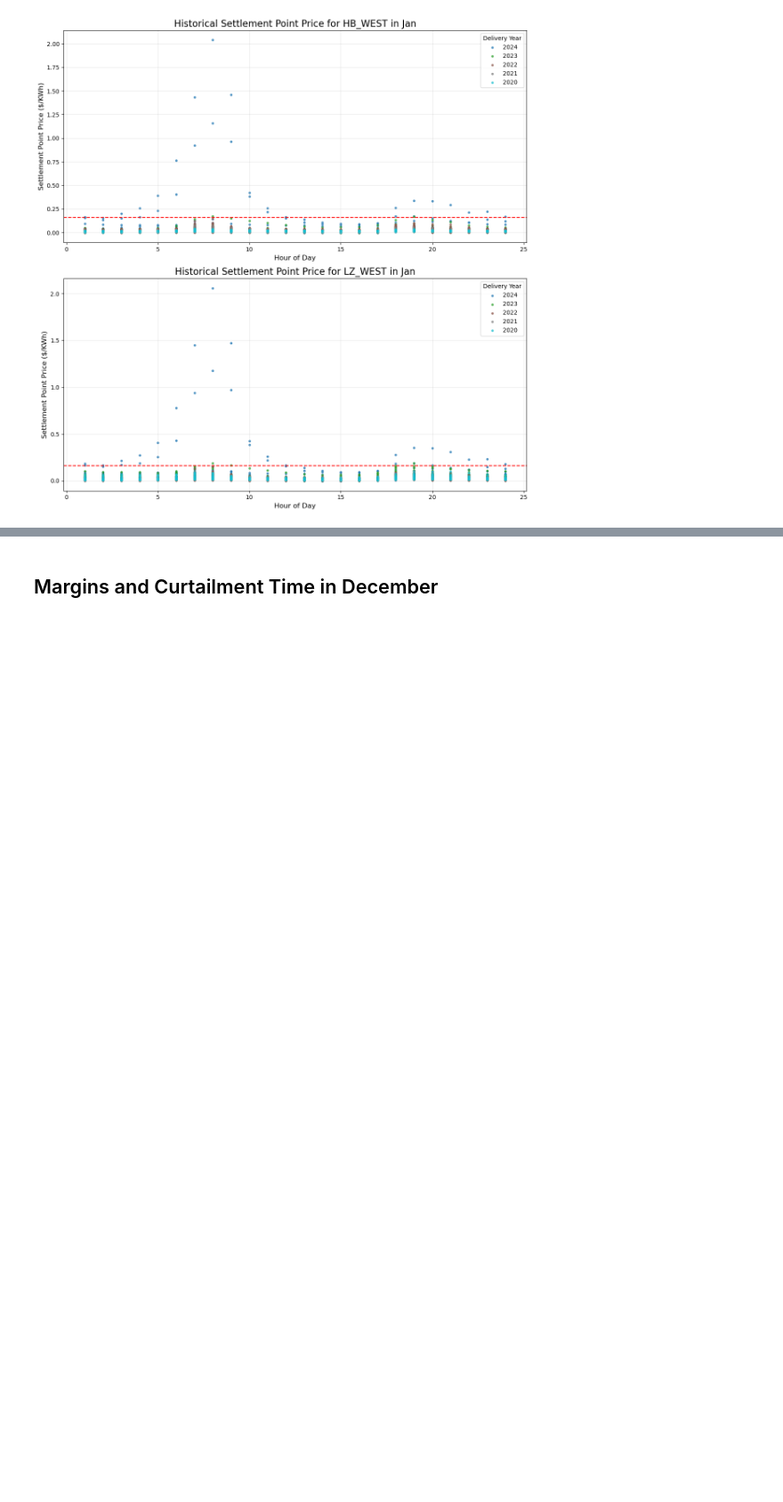
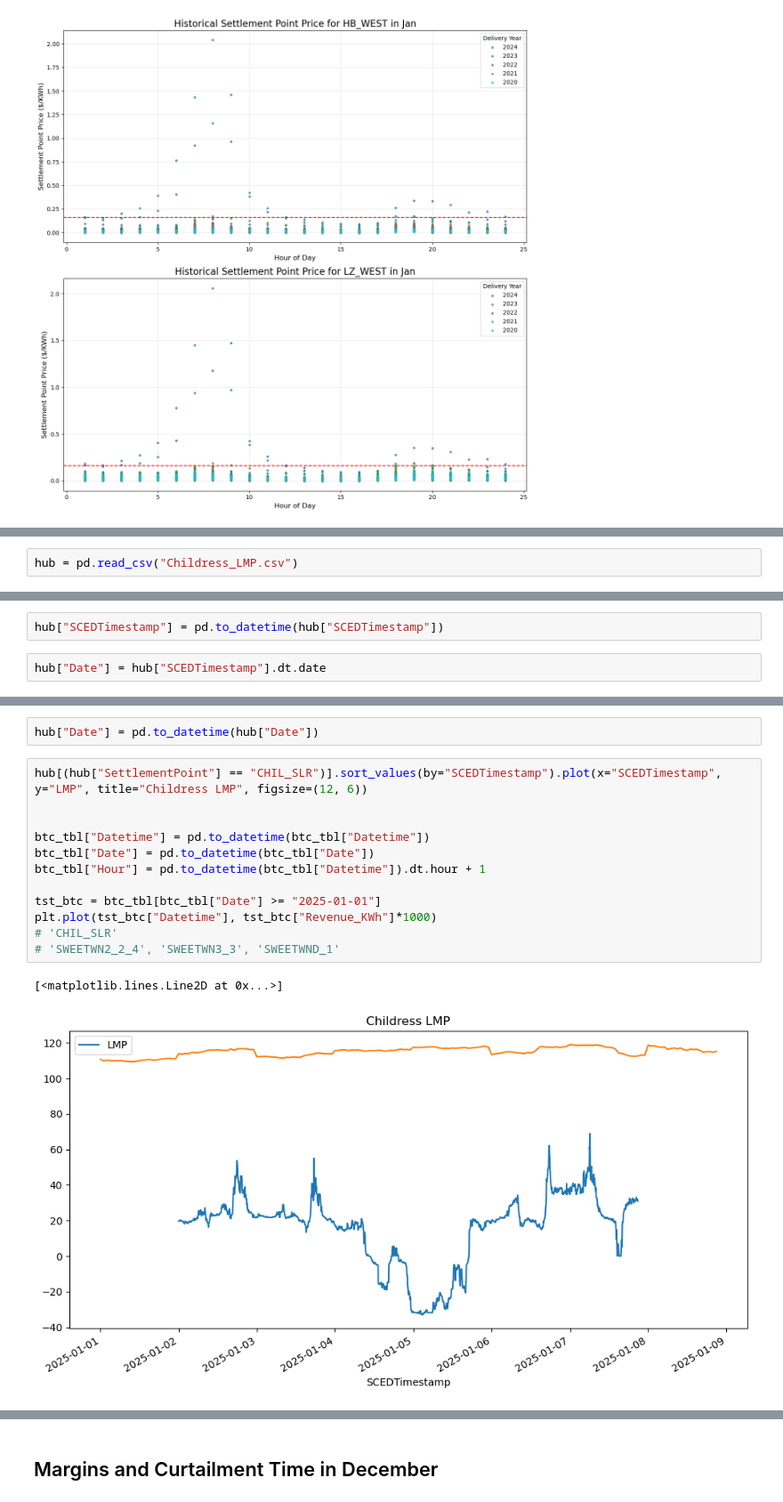
Before and after one commit to brock-fassnacht/ERCOT_Pricing, a Jupyter notebook: Pricing Analysis.ipynb, the cells around one changed output, grey strips where cells are left out. Shown at 89% size. Saved outputs shown, nothing was run; the diff lists cells and outputs as text; blank space fills up the shorter version.

```diff
--- a/Pricing Analysis.ipynb
+++ b/Pricing Analysis.ipynb
@@ -252,0 +258,2 @@ plt.show()
+# %%
+hub = pd.read_csv("Childress_LMP.csv")
@@ -252,0 +276,4 @@ plt.show()
+# %%
+hub["SCEDTimestamp"] = pd.to_datetime(hub["SCEDTimestamp"])
+# %%
+hub["Date"] = hub["SCEDTimestamp"].dt.date
@@ -252,0 +291,17 @@ plt.show()
+# %%
+hub["Date"] = pd.to_datetime(hub["Date"])
+# %%
+hub[(hub["SettlementPoint"] == "CHIL_SLR")].sort_values(by="SCEDTimestamp").plot(x="SCEDTimestamp", y="LMP", title="Childress LMP", figsize=(12, 6))
+
+
+btc_tbl["Datetime"] = pd.to_datetime(btc_tbl["Datetime"])
+btc_tbl["Date"] = pd.to_datetime(btc_tbl["Date"])
+btc_tbl["Hour"] = pd.to_datetime(btc_tbl["Datetime"]).dt.hour + 1
+
+tst_btc = btc_tbl[btc_tbl["Date"] >= "2025-01-01"]
+plt.plot(tst_btc["Datetime"], tst_btc["Revenue_KWh"]*1000)
+# 'CHIL_SLR'
+# 'SWEETWN2_2_4', 'SWEETWN3_3', 'SWEETWND_1'
+# %% [output]
+[<matplotlib.lines.Line2D at 0x...>]
+[figure, added]
```
Also changed, not shown: parts of 29 cells of this notebook, 2 other files.
